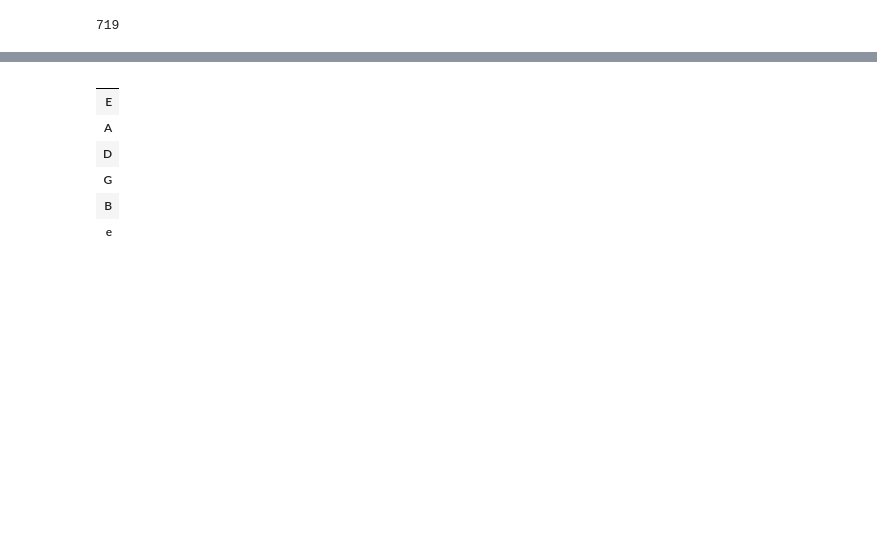
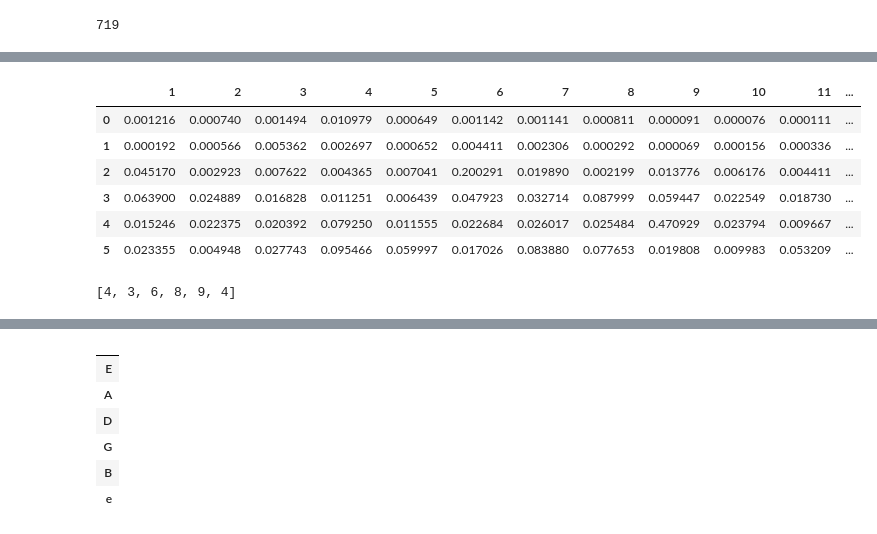
Before and after one commit to hozefazs/autotab, a Jupyter notebook: notebooks/Hoz_Loading_Model_from_weight.h5.ipynb, the cells around one changed output, grey strips where cells are left out. Saved outputs shown, nothing was run; the diff lists cells and outputs as text; code cells hidden in the pictures; blank space fills up the shorter version.

```diff
--- a/notebooks/Hoz_Loading_Model_from_weight.h5.ipynb
+++ b/notebooks/Hoz_Loading_Model_from_weight.h5.ipynb
@@ -353,3 +458,18 @@ def getStringFret(data)
+# %%
+frame0 = frame0.drop(columns=[0])
+frame0
+# %% [output]
+|  | 1 | 2 | 3 | 4 | 5 | 6 | 7 | 8 | 9 | 10 | 11 | ... |
+| 0 | 0.001216 | 0.000740 | 0.001494 | 0.010979 | 0.000649 | 0.001142 | 0.001141 | 0.000811 | 0.000091 | 0.000076 | 0.000111 | ... |
+| 1 | 0.000192 | 0.000566 | 0.005362 | 0.002697 | 0.000652 | 0.004411 | 0.002306 | 0.000292 | 0.000069 | 0.000156 | 0.000336 | ... |
+| 2 | 0.045170 | 0.002923 | 0.007622 | 0.004365 | 0.007041 | 0.200291 | 0.019890 | 0.002199 | 0.013776 | 0.006176 | 0.004411 | ... |
+| 3 | 0.063900 | 0.024889 | 0.016828 | 0.011251 | 0.006439 | 0.047923 | 0.032714 | 0.087999 | 0.059447 | 0.022549 | 0.018730 | ... |
+| 4 | 0.015246 | 0.022375 | 0.020392 | 0.079250 | 0.011555 | 0.022684 | 0.026017 | 0.025484 | 0.470929 | 0.023794 | 0.009667 | ... |
+| 5 | 0.023355 | 0.004948 | 0.027743 | 0.095466 | 0.059997 | 0.017026 | 0.083880 | 0.077653 | 0.019808 | 0.009983 | 0.053209 | ... |
+# %%
+list(frame0.idxmax(axis='columns'))
+# %% [output]
+[4, 3, 6, 8, 9, 4]
 # %%
 def full_tab(y_pred):
     tab_dict = {
```
Also changed, not shown: parts of 31 cells of this notebook, 3 other files.
